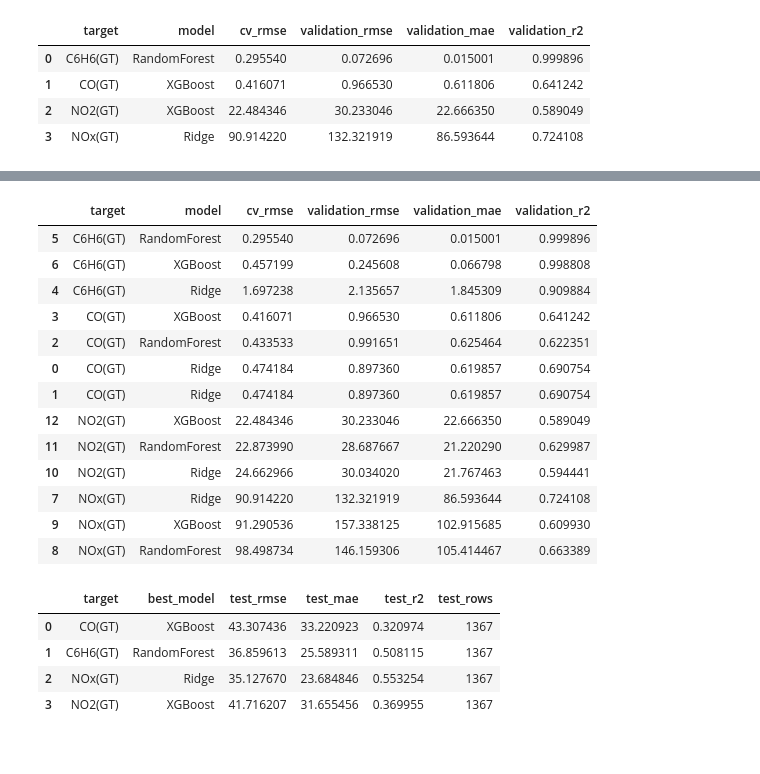
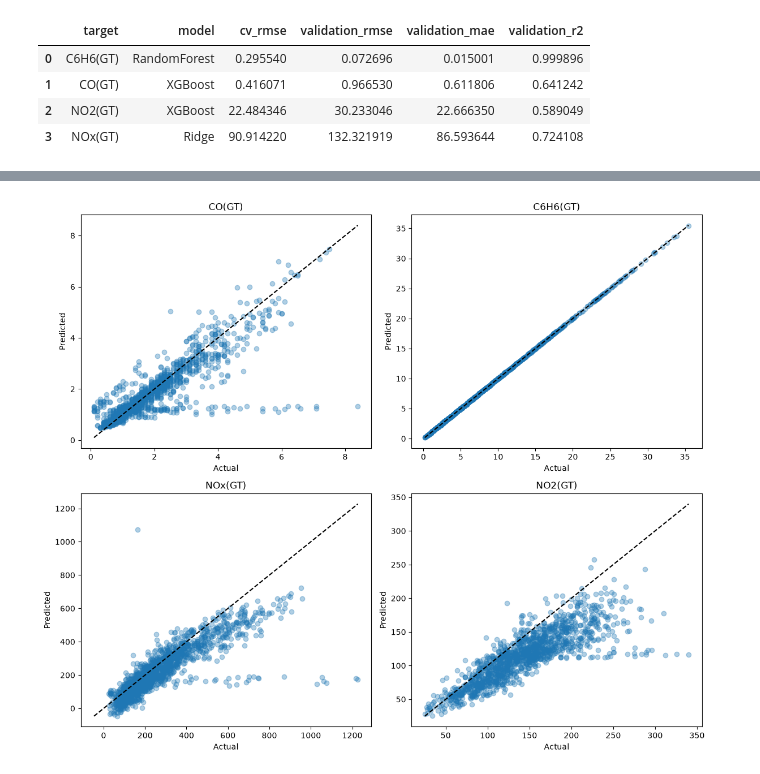
Before and after one commit to AkmalFazli27/air-quality-estimation, a Jupyter notebook: notebooks/modeling.ipynb, the cells around one changed output, grey strips where cells are left out. Saved outputs shown, nothing was run; the diff lists cells and outputs as text; code cells hidden in the pictures.

Commit message:
feat: retrain best models and evaluate final test set

```diff
--- a/notebooks/modeling.ipynb
+++ b/notebooks/modeling.ipynb
@@ -233,47 +261,14 @@ for target in target_columns:
-# %%
-for target in target_columns:
-    selected_row = best_rows.loc[best_rows["target"] == target].iloc[0]
-    selected_model_name = selected_row["model"]
-    selected_search = selected_models[target]
-
-    final_pipeline = clone(selected_search.best_estimator_)
-    final_pipeline.fit(X_train_valid, y_train_valid)
-    test_pred = final_pipeline.predict(X_test)
-    metrics = regression_metrics(y_test, test_pred)
-
-    final_results.append({
-        "target": target,
-        "best_model": selected_model_name,
-        "test_rmse": metrics["rmse"],
-        "test_mae": metrics["mae"],
-        "test_r2": metrics["r2"],
-        "test_rows": len(y_test),
-    })
-    final_predictions[target] = (y_test.copy(), test_pred)
-# %%
-final_results_df = pd.DataFrame(final_results)
-display(
-    validation_results_df.drop(columns=["best_params"])
-    .sort_values(["target", "cv_rmse"])
-)
-display(final_results_df)
-# %% [output]
-|  | target | model | cv_rmse | validation_rmse | validation_mae | validation_r2 |
-| 5 | C6H6(GT) | RandomForest | 0.295540 | 0.072696 | 0.015001 | 0.999896 |
-| 6 | C6H6(GT) | XGBoost | 0.457199 | 0.245608 | 0.066798 | 0.998808 |
-| 4 | C6H6(GT) | Ridge | 1.697238 | 2.135657 | 1.845309 | 0.909884 |
-| 3 | CO(GT) | XGBoost | 0.416071 | 0.966530 | 0.611806 | 0.641242 |
-| 2 | CO(GT) | RandomForest | 0.433533 | 0.991651 | 0.625464 | 0.622351 |
-| 0 | CO(GT) | Ridge | 0.474184 | 0.897360 | 0.619857 | 0.690754 |
-| 1 | CO(GT) | Ridge | 0.474184 | 0.897360 | 0.619857 | 0.690754 |
-| 12 | NO2(GT) | XGBoost | 22.484346 | 30.233046 | 22.666350 | 0.589049 |
-| 11 | NO2(GT) | RandomForest | 22.873990 | 28.687667 | 21.220290 | 0.629987 |
-| 10 | NO2(GT) | Ridge | 24.662966 | 30.034020 | 21.767463 | 0.594441 |
-| 7 | NOx(GT) | Ridge | 90.914220 | 132.321919 | 86.593644 | 0.724108 |
-| 9 | NOx(GT) | XGBoost | 91.290536 | 157.338125 | 102.915685 | 0.609930 |
-| 8 | NOx(GT) | RandomForest | 98.498734 | 146.159306 | 105.414467 | 0.663389 |
-|  | target | best_model | test_rmse | test_mae | test_r2 | test_rows |
-| 0 | CO(GT) | XGBoost | 43.307436 | 33.220923 | 0.320974 | 1367 |
-| 1 | C6H6(GT) | RandomForest | 36.859613 | 25.589311 | 0.508115 | 1367 |
-| 2 | NOx(GT) | Ridge | 35.127670 | 23.684846 | 0.553254 | 1367 |
-| 3 | NO2(GT) | XGBoost | 41.716207 | 31.655456 | 0.369955 | 1367 |
+# %%
+fig, axes = plt.subplots(2, 2, figsize=(12, 10))
+for axis, target in zip(axes.ravel(), target_columns):
+    y_true, y_pred = final_predictions[target]
+    axis.scatter(y_true, y_pred, alpha=0.35)
+    lower = min(y_true.min(), y_pred.min())
+    upper = max(y_true.max(), y_pred.max())
+    axis.plot([lower, upper], [lower, upper], linestyle="--", color="black")
+    axis.set_title(target)
+    axis.set_xlabel("Actual")
+    axis.set_ylabel("Predicted")
+plt.tight_layout()
+# %% [output]
+[figure, added]
```
Also changed, not shown: parts of 2 cells of this notebook.
